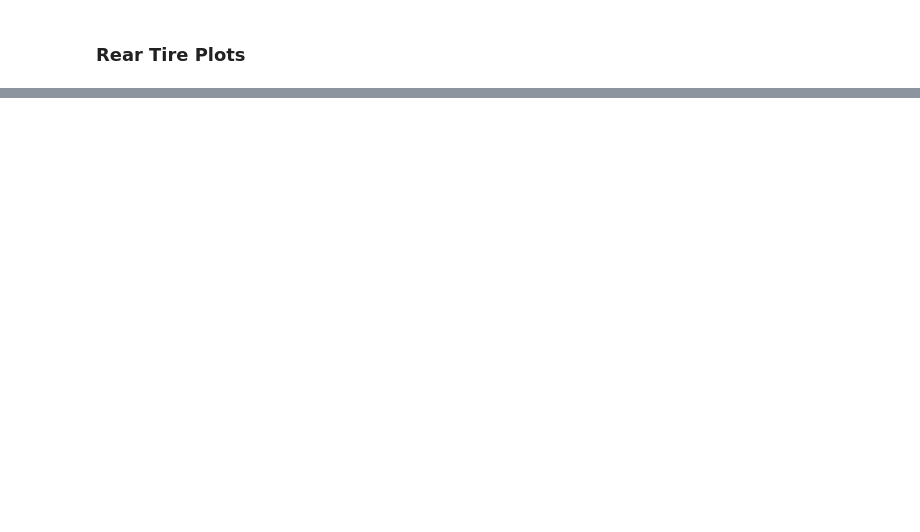
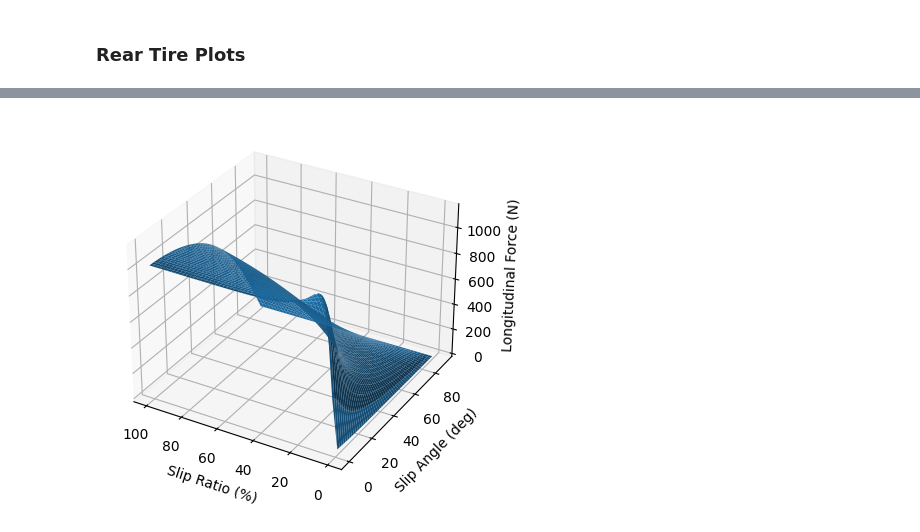
Before and after one commit to rhorvath02/tire_analysis, a Jupyter notebook: comstock/plotting.ipynb, the cells around one changed output, grey strips where cells are left out. Cells and saved outputs as stored; diff of their text form; code cells hidden in the pictures; blank space fills up the shorter version.

```diff
--- a/comstock/plotting.ipynb
+++ b/comstock/plotting.ipynb
@@ -52,10 +55,14 @@ def long_fit(data, b0, b1, b2, b3, b4, b5, b6, b7, b8, b9, b10, b11, b12, b13):
 ### Comstock Equations
 # %%
 def com_lat(SA, SR, FX, FY, Cs):
-    return ((FX * FY) / np.sqrt(SR**2 * FY**2 + FX**2 * (np.tan(SA * (np.pi / 180)))**2)) * (np.sqrt((1 - SR)**2 * (np.cos(SA * (np.pi / 180)))**2 * FY**2 + (np.sin(SA * (np.pi / 180)))**2 * Cs**2) / (Cs * np.cos(SA * (np.pi / 180))))
+    SR_adj = SR / 100
+    SA_adj = SA * np.pi / 180
+    return ((FX * FY) / np.sqrt(SR_adj**2 * FY**2 + FX**2 * (np.tan(SA_adj))**2)) * (np.sqrt((1 - SR_adj)**2 * (np.cos(SA_adj))**2 * FY**2 + (np.sin(SA_adj))**2 * Cs**2) / (Cs * np.cos(SA_adj)))
 
 def com_long(SA, SR, FX, FY, Ca):
-    return ((FX * FY) / np.sqrt(SR**2 * FY**2 + FX**2 * (np.tan(SA * (np.pi / 180)))**2)) * (np.sqrt(SR**2 * Ca**2 + (1 - SR)**2 * (np.cos(SA * (np.pi / 180)))**2 * FX**2) / Ca)
+    SR_adj = SR / 100
+    SA_adj = SA * np.pi / 180
+    return ((FX * FY) / np.sqrt(SR_adj**2 * FY**2 + FX**2 * (np.tan(SA_adj))**2)) * (np.sqrt(SR_adj**2 * Ca**2 + (1 - SR_adj)**2 * (np.cos(SA_adj))**2 * FX**2) / Ca)
 # %% [markdown]
 ### Pacejka Fit Coefficients
 # %%
@@ -113,0 +137,17 @@ ValueError: The truth value of an array with more than one element is ambiguous.
+# %%
+# Long
+
+fig = plt.figure()
+ax = Axes3D(fig, auto_add_to_figure=False)
+
+ax = plt.axes(projection='3d')
+
+fig.add_axes(ax)
+ax.plot_surface(SR, SA, FX)
+
+ax.set_xlabel('Slip Ratio (%)')
+ax.set_ylabel('Slip Angle (deg)')
+ax.set_zlabel('Longitudinal Force (N)')
+ax.invert_xaxis()
+# %% [output]
+[figure, added]
```
Also changed, not shown: parts of 8 cells of this notebook, 11 other files.
